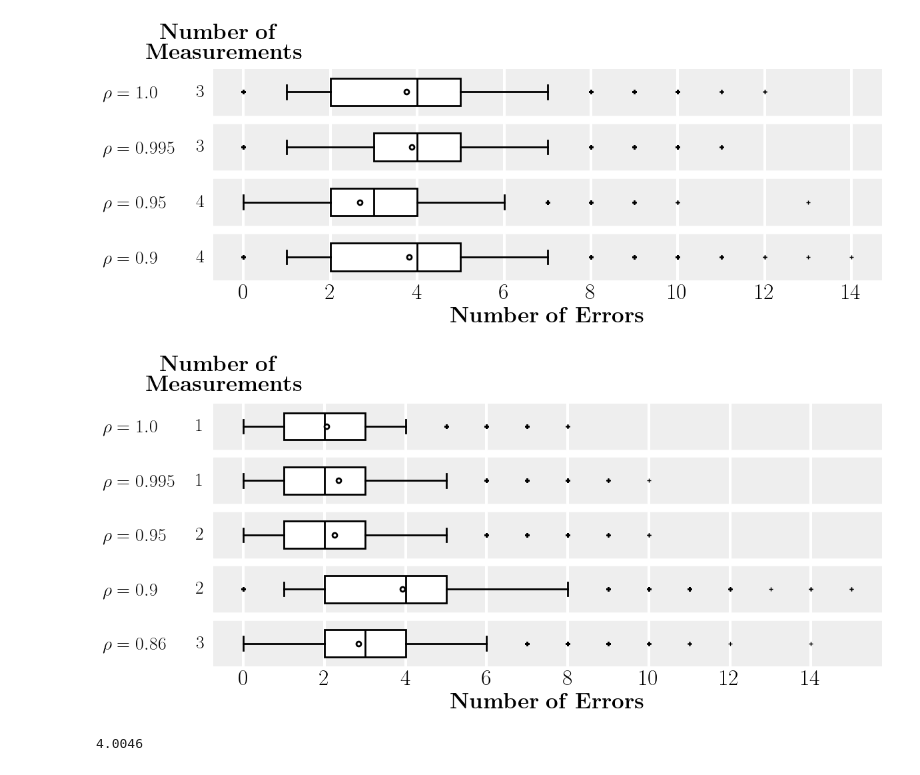
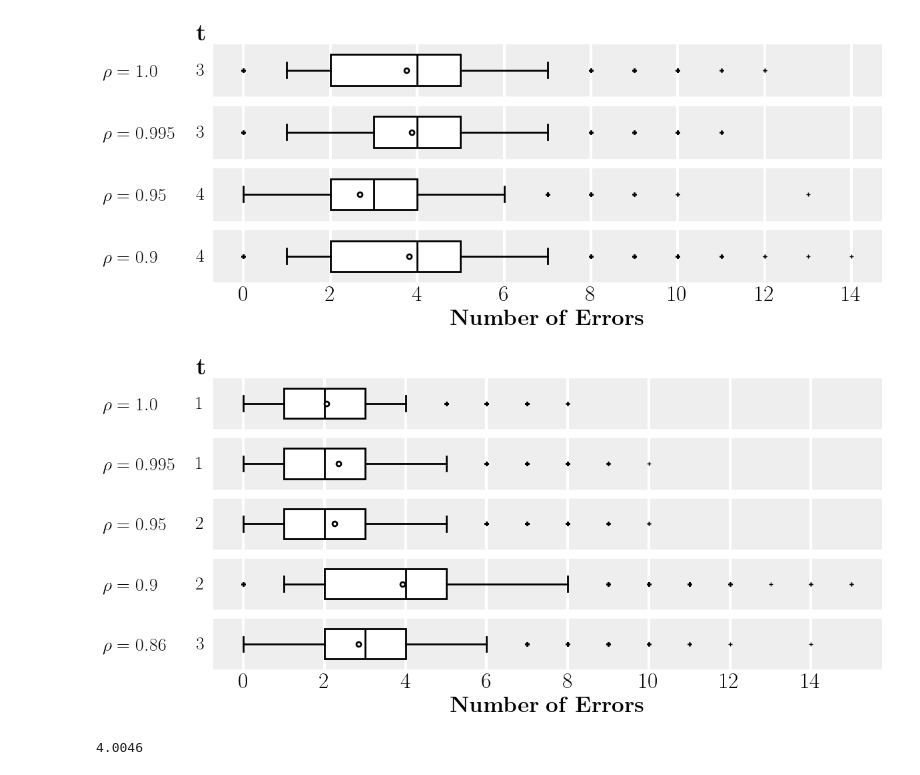
Before and after one commit to haiyuedong/temp, a Jupyter notebook: simulation_result_summary.ipynb, the cells around one changed output. Drawn from its saved outputs; the diff is of its cells as text; code cells hidden in the pictures.

```diff
--- a/simulation_result_summary.ipynb
+++ b/simulation_result_summary.ipynb
@@ -104,35 +104,35 @@ ax2.spines['bottom'].set_visible(False)  # Hide the bottom spine
 ax2.spines['right'].set_visible(False)  # Hide the right spine
 ax2.spines['left'].set_visible(False)  # Hide the left spine for cleanliness
 
 # Set the secondary y-axis tick positions and labels
 ax2.set_yticks(all_positions)  # Use the same tick positions as the primary y-axis
 ax2.set_yticklabels(num_measurements, fontsize=20, ha='left')  # Add number of measurements as labels
 
 # Align and adjust the position of the labels
 for tick in ax2.get_yticklabels():
     tick.set_horizontalalignment('left')  # Align labels to the left
     tick.set_x(-0.03)  # Adjust the value to move the labels leftward
     tick.set_verticalalignment('center')  # Ensure vertical alignment matches the primary axis ticks
 
 # Ensure the secondary y-axis matches the primary y-axis limits
 ax2.set_ylim(ax.get_ylim())  # Synchronize y-limits with the primary axis
 
 # Remove tick marks (spikes) on the secondary y-axis
 ax2.tick_params(axis='y', which='both', length=0)
 
 
 
 
-plt.text(-0.1, 1.05, r'$\mathbf{Number\ of}$ \\[4pt] $\mathbf{Measurements}$', transform=plt.gca().transAxes, ha='left', va='bottom', fontsize=24)
+plt.text(-0.025, 1, r'$\mathbf{t}$', transform=plt.gca().transAxes, ha='left', va='bottom', fontsize=26)
 
 
 
 # Adjust layout and show the plot
 plt.tight_layout()
 plt.savefig('./plots/mv_hqc128.pdf', format='pdf', bbox_inches='tight')
 plt.show()
 # %% [output]
-[figure, old version]
+[figure, new version]
 # %%
 # FD (Full Decryption) Style - hqc128
 series_configs = [
@@ -244,8 +244,7 @@ ax2.tick_params(axis='y', which='both', length=0)
 
 
 
-plt.text(-0.1, 1.05, r'$\mathbf{Number\ of}$ \\[4pt] $\mathbf{Measurements}$', transform=plt.gca().transAxes, ha='left', va='bottom', fontsize=24)
-
+plt.text(-0.025, 1, r'$\mathbf{t}$', transform=plt.gca().transAxes, ha='left', va='bottom', fontsize=26)
 
 
 # Adjust layout and show the plot
@@ -254,7 +253,7 @@ plt.savefig('./plots/fd_hqc128.pdf', format='pdf', bbox_inches='tight')
 
 plt.show()
 # %% [output]
-[figure, old version]
+[figure, new version]
 # %%
 hqc192_fd = np.load(error_stats_path_template.format('fd',2,'1.0','hqc192'))
 
```
Also changed, not shown: 2 other files.
